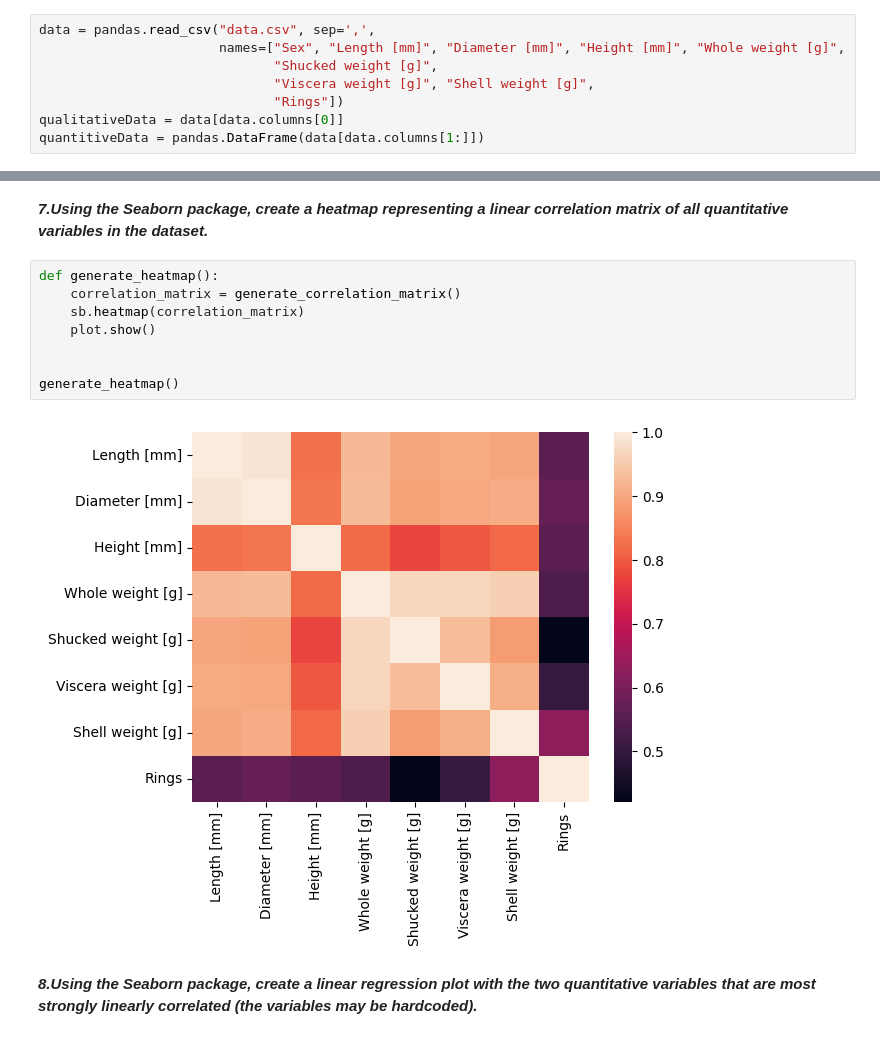
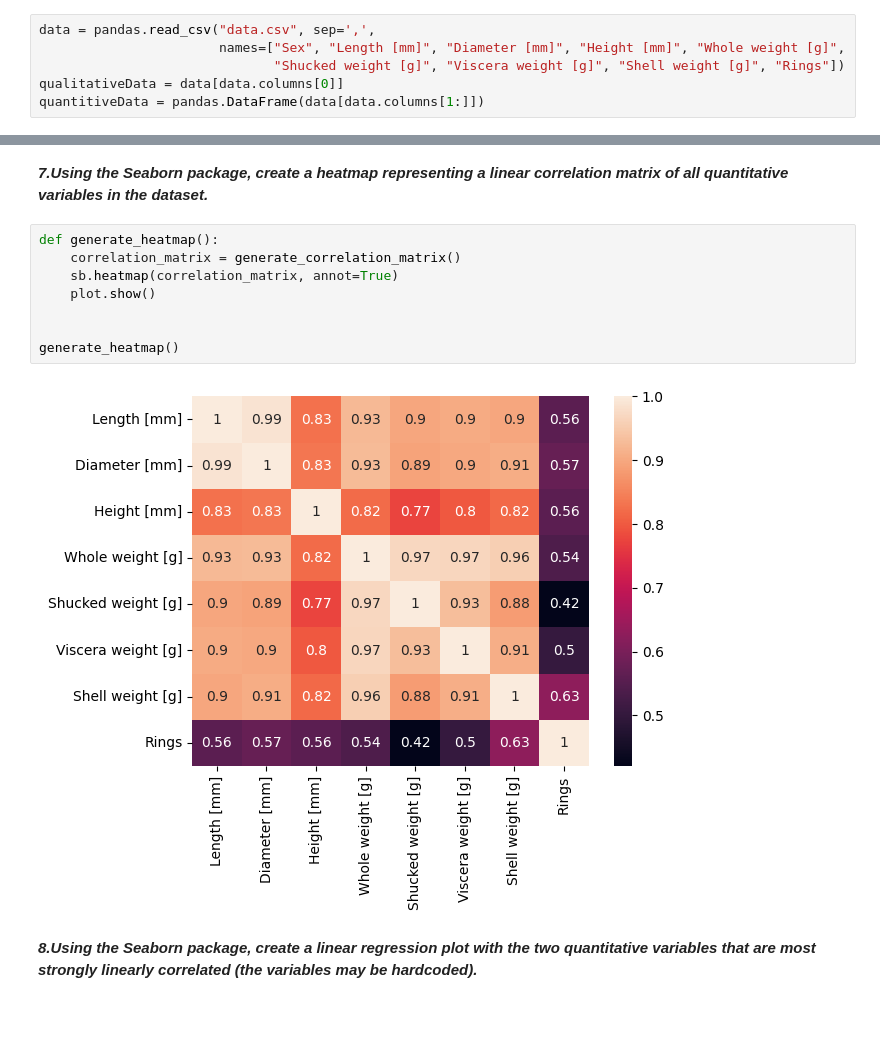
Before and after one commit to 242370/Programming-In-Pyton, a Jupyter notebook: zad1.ipynb, the cells around one changed output, grey strips where cells are left out. Cells and saved outputs as stored; diff of their text form.

```diff
--- a/zad1.ipynb
+++ b/zad1.ipynb
@@ -16,9 +16,7 @@ import seaborn as sb
 # %%
 data = pandas.read_csv("data.csv", sep=',',
                        names=["Sex", "Length [mm]", "Diameter [mm]", "Height [mm]", "Whole weight [g]",
-                              "Shucked weight [g]",
-                              "Viscera weight [g]", "Shell weight [g]",
-                              "Rings"])
+                              "Shucked weight [g]", "Viscera weight [g]", "Shell weight [g]", "Rings"])
 qualitativeData = data[data.columns[0]]
 quantitiveData = pandas.DataFrame(data[data.columns[1:]])
 # %% [markdown]
@@ -164,13 +160,13 @@ generate_correlation_matrix()
 # %%
 def generate_heatmap():
     correlation_matrix = generate_correlation_matrix()
-    sb.heatmap(correlation_matrix)
+    sb.heatmap(correlation_matrix, annot=True)
     plot.show()
 
 
 generate_heatmap()
 # %% [output]
-[figure, old version]
+[figure, new version]
 # %% [markdown]
 ***8.Using the Seaborn package, create a linear regression plot with the two quantitative variables that are most strongly linearly correlated (the variables may be hardcoded).***
 # %%
```
Also changed, not shown: parts of 4 cells of this notebook.
